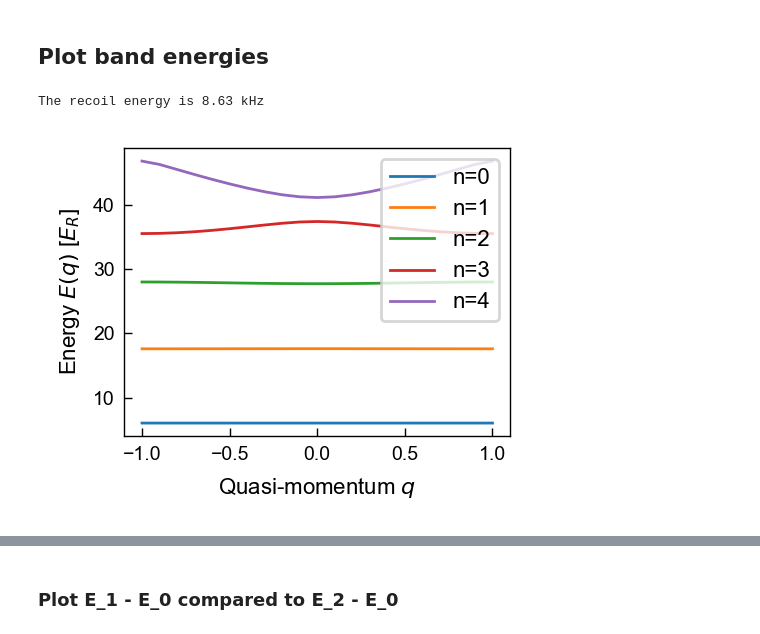
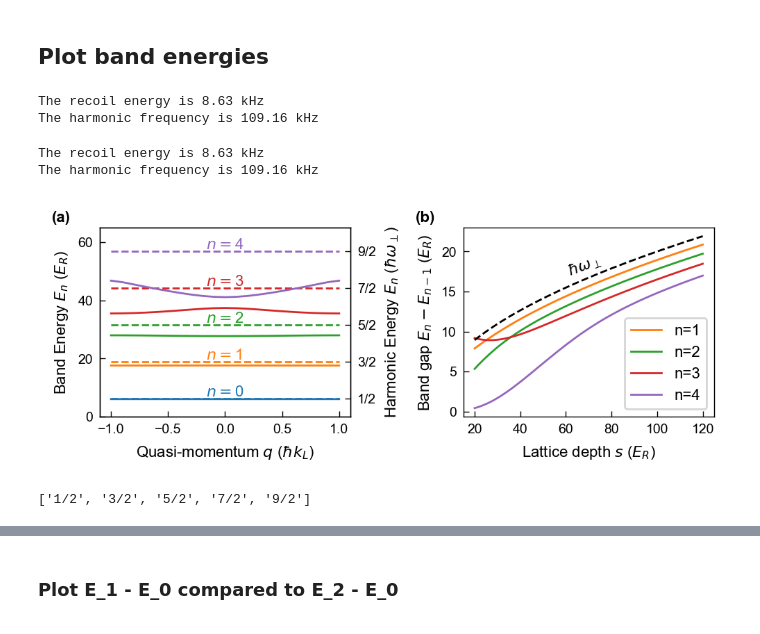
Before and after one commit to colinjdale/ChiPyLab, a Jupyter notebook: examples/plot_lattice_quantities.ipynb, the cells around one changed output, grey strips where cells are left out. Saved outputs shown, nothing was run; the diff lists cells and outputs as text; code cells hidden in the pictures.

Commit message:
lattice anharmonicity plot

```diff
--- a/examples/plot_lattice_quantities.ipynb
+++ b/examples/plot_lattice_quantities.ipynb
@@ -17,38 +17,95 @@ plt.rcParams.update(paper_settings)
 # %% [markdown]
 ## Plot band energies
 # %%
-s = 40  # In recoil energy
-Lat = Lattice(s)
-
-print(f"The recoil energy is {Lat.ER/h/1e3:.2f} kHz")
 # %% [output]
 The recoil energy is 8.63 kHz
+The harmonic frequency is 109.16 kHz
 # %%
-fig, ax = plt.subplots(figsize=(2.5,2))
+fig, axs = plt.subplots(1, 2, figsize=(5,2))
 
-xlabel = r'Quasi-momentum $q$'
-ylabel = r'Energy $E(q)$ [$E_R$]'
-ax.set(xlabel=xlabel, ylabel=ylabel)
+# Band structure at a fixed depth
+ax = axs[0]
+ax2 = ax.twinx()
+
+s = 40  # In recoil energy
+Lat = Lattice(s)
+
+xlabel = r'Quasi-momentum $q$ ($\hbar k_L$)'
+ylabel = r'Band Energy $E_n$ ($E_R$)'
+ax.set(xlabel=xlabel, ylabel=ylabel, ylim=(0, s+25))
+
+
+print(f"The recoil energy is {Lat.ER/h/1e3:.2f} kHz")
+print(f"The harmonic frequency is {Lat.harmonic_energy_gap*Lat.ER/h/1e3:.2f} kHz")
+
+E_h = lambda E: E / Lat.harmonic_energy_gap
+ax2.set(ylabel=r'Harmonic Energy $E_n$ ($\hbar\omega_\perp$)', ylim=(0, E_h(s+25)))
+ax2.set_yticks(np.linspace(0.5, 4.5, 5))
+ax2.set_yticklabels([f"{i}/2" for i in range(1, 11, 2)])
 
 q_max = 1
 q_num = 21
 q = np.linspace(-q_max, q_max, q_num)
 
 band_structure = np.zeros((Lat.N, q_num), dtype=float)
 
 band_structure = np.array([Lat.calculate_En(qi) for qi in q])
 band_structure = band_structure.T
 
 n = 0
 while n < 5:
-    ax.plot(q, band_structure[n], label=f"n={n}")
+    text = r"$n=$"+f"{n}"
+    ax.plot(q, band_structure[n], color=colors[n])
+    ax.plot(q, Lat.harmonic_energy_gap * (n + 0.5) * np.ones_like(q), '--',
+            color=colors[n])
+    ax.text(-0.167, Lat.harmonic_energy_gap * (n + 0.5) + 0.75, text, color=colors[n])
     n += 1
+
+# Anharmonicity vs. depth
+
+ax = axs[1]
+
+xlabel = r'Lattice depth $s$ ($E_R$)'
+ylabel = r'Band gap $E_n - E_{n-1}$ ($E_R$)'
+ax.set(xlabel=xlabel, ylabel=ylabel)
+
+s_max = 120
+depths = np.linspace(20, s_max, s_max-1)
+
+bands = [1, 2, 3, 4]
+band_gaps = np.array([[Lattice(s).band_gap(n-1, n) \
+                       for s in depths] for n in bands])
+
+harmonic_gaps = np.array([Lattice(s).harmonic_energy_gap \
+                       for s in depths])
+
+for n in bands:
+    ax.plot(depths, band_gaps[n-1], label=f"n={n}", color=colors[n])
+
+ax.plot(depths, harmonic_gaps, '--', color='black')
+ax.text(60, 17, r'$\hbar\omega_\perp$', fontsize=8, rotation=20)
 
 ax.legend()
 
 fig.tight_layout()
+
+subplot_labels = ['(a)', '(b)']
+x_offsets = [-0.19, -0.19]
+for ax, label, x_offset in zip(axs, subplot_labels, x_offsets):
+	ax.text(x_offset, 1.03, label, transform=ax.transAxes, fontweight='bold', fontsize=8)
+
+plt.subplots_adjust(top=0.90)
+
+fig.savefig("outputs/lattice_anharmonicity_40ER.pdf")
+
 plt.show()
 # %% [output]
+The recoil energy is 8.63 kHz
+The harmonic frequency is 109.16 kHz
-[figure, old version]
+[figure, new version]
+# %%
+[f"{i}/2" for i in range(1, 11, 2)]
+# %% [output]
+['1/2', '3/2', '5/2', '7/2', '9/2']
 # %%
 fig, ax = plt.subplots(figsize=(2.5,2))
```
Also changed, not shown: parts of 2 cells of this notebook, 1 other file.
